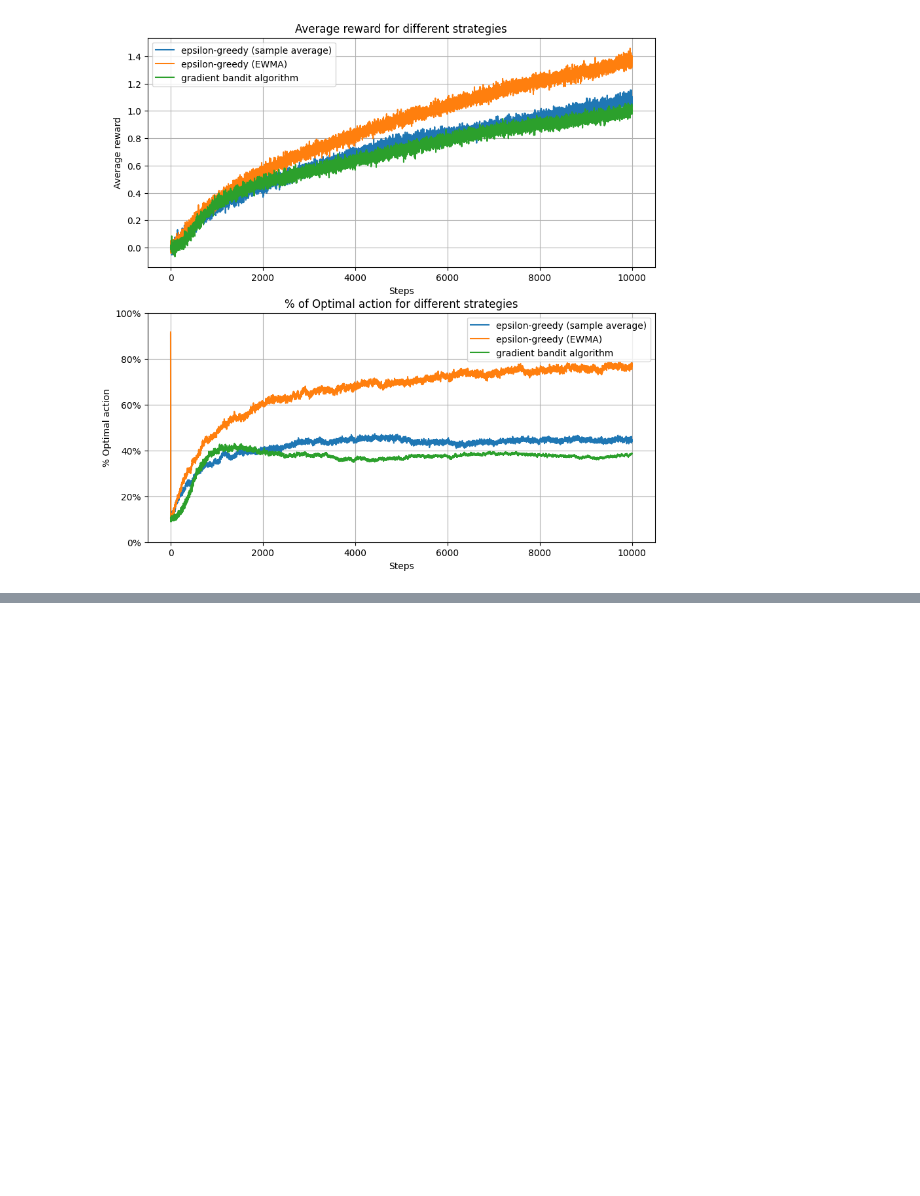
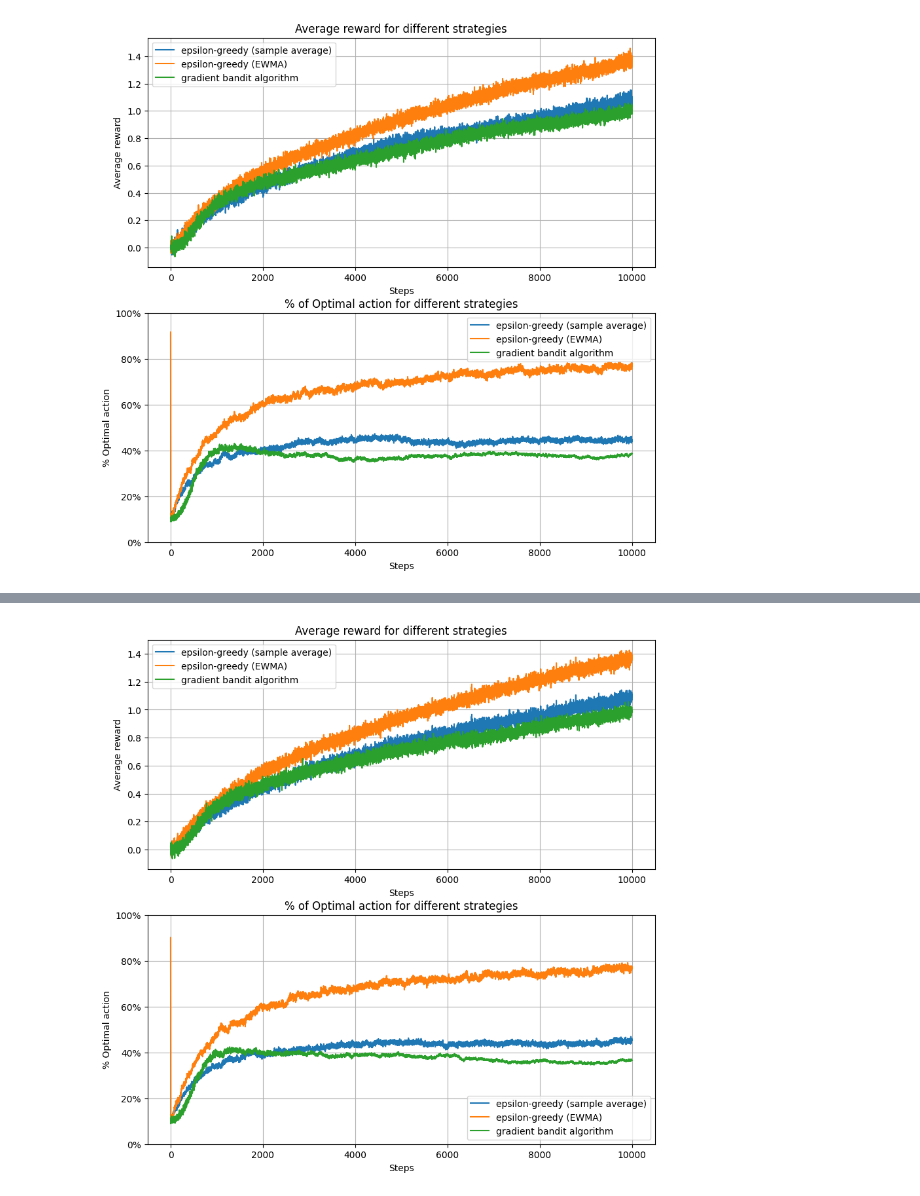
Before and after one commit to QizheCui/CW1_RL, a Jupyter notebook: MAB.ipynb, the cells around one changed output, grey strips where cells are left out. Drawn from its saved outputs; the diff is of its cells as text; code cells hidden in the pictures; blank space fills up the shorter version.

```diff
--- a/MAB.ipynb
+++ b/MAB.ipynb
@@ -291,0 +470,47 @@ plt.show()
+# %%
+# simulate with 3 strategies
+number_of_runs = 2000
+number_of_steps = 10000
+labels = ['epsilon-greedy (sample average)', 'epsilon-greedy (EWMA)', 'gradient bandit algorithm']
+avg_rewards = np.zeros((len(labels), number_of_steps))
+avg_optimal_actions = np.zeros((len(labels), number_of_steps))
+for i in range(len(labels)):
+    if i == 0: # epsilon-greedy with sample average
+        gradient = False
+        ewma = False
+    elif i == 1: # epsilon-greedy with ewma
+        gradient = False
+        ewma = True
+    else: # gradient bandit algorithm
+        gradient = True
+        ewma = False
+    for j in tqdm(range(number_of_runs), desc=f"Bandit: {labels[i]}", colour='green'):
+        np.random.seed(j) # set seed for reproducibility across runs
+        bandit = Non_Stationary_Bandit(epsilon=0.1, alpha=0.1) # initialize bandit
+        rewards, optimal_actions = bandit.simulate_non_stationary_bandit(number_of_steps, gradient, ewma)
+        avg_rewards[i] += (rewards - avg_rewards[i]) / (j + 1) # update average rewards
+        avg_optimal_actions[i] += (optimal_actions - avg_optimal_actions[i]) / (j + 1)
+# %%
+# Plot the results
+plt.figure(figsize=(10, 10))
+plt.subplot(2, 1, 1)
+for i, label in enumerate(labels):
+    plt.plot(avg_rewards[i], label=label)
+plt.xlabel('Steps')
+plt.ylabel('Average reward')
+plt.grid()
+plt.legend()
+plt.title('Average reward for different strategies')
+plt.subplot(2, 1, 2)
+for i, label in enumerate(labels):
+    plt.plot(avg_optimal_actions[i], label=label)
+plt.xlabel('Steps')
+plt.ylabel('% Optimal action')
+plt.ylim(0, 1)
+plt.gca().yaxis.set_major_formatter(plt.FuncFormatter(lambda y, _: '{:.0%}'.format(y)))
+plt.grid()
+plt.legend()
+plt.title('% of Optimal action for different strategies')
+plt.show()
+# %% [output]
+[figure, added]
```
Also changed, not shown: parts of 11 cells of this notebook, 1 other file.
